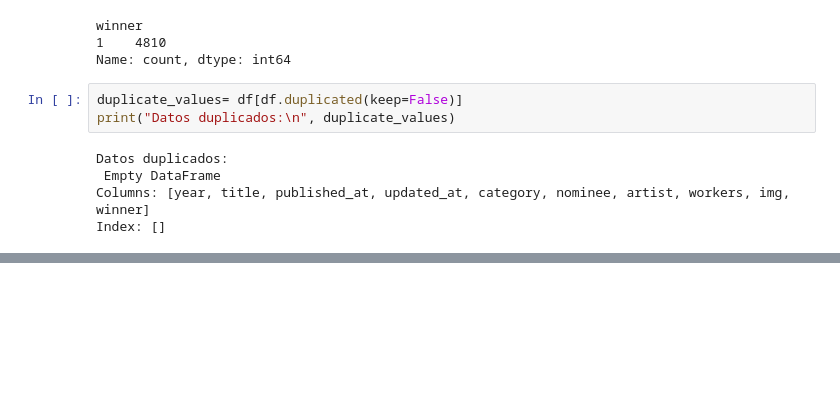
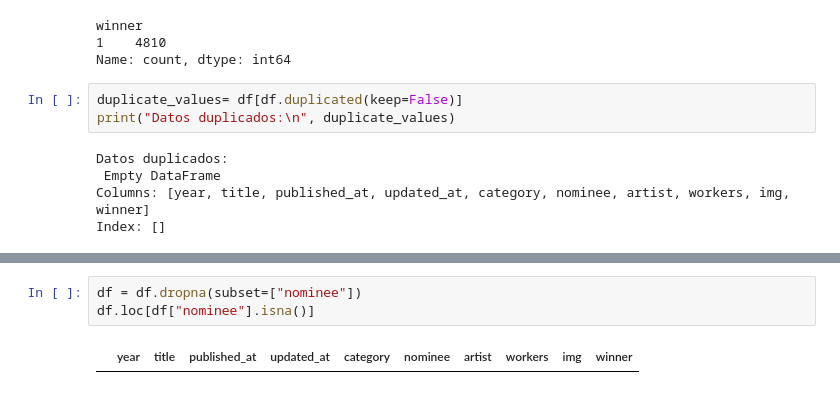
Before and after one commit to Michelburgos/Workshop_2, a Jupyter notebook: notebooks/002_EDA_Grammy.ipynb, the cells around one changed output, grey strips where cells are left out. Drawn from its saved outputs; the diff is of its cells as text; blank space fills up the shorter version.

```diff
--- a/notebooks/002_EDA_Grammy.ipynb
+++ b/notebooks/002_EDA_Grammy.ipynb
@@ -94,6 +95,11 @@ df.loc[df["nominee"].isna()]
 | 2547 | 1997 | 40th Annual GRAMMY Awards (1997) | 2017-11-28T00:03:45-08:00 | 2019-09-10T01:07:37-07:00 | Remixer Of The Year, Non-Classical | None | None | None | None | 1 |
 | 4525 | 1965 | 8th Annual GRAMMY Awards (1965) | 2017-11-28T00:03:45-08:00 | 2019-09-10T01:06:59-07:00 | Best New Country & Western Artist | None | None | None | None | 1 |
 | 4573 | 1964 | 7th Annual GRAMMY Awards (1964) | 2017-11-28T00:03:45-08:00 | 2019-09-10T01:06:11-07:00 | Best New Country & Western Artist... | None | None | None | None | 1 |
+# %%
+df = df.dropna(subset=["nominee"])
+df.loc[df["nominee"].isna()]
+# %% [output]
+|  | year | title | published_at | updated_at | category | nominee | artist | workers | img | winner |
 # %%
 df.loc[df["artist"].isna()]
 # %% [output]
```
Also changed, not shown: parts of 24 cells of this notebook.
